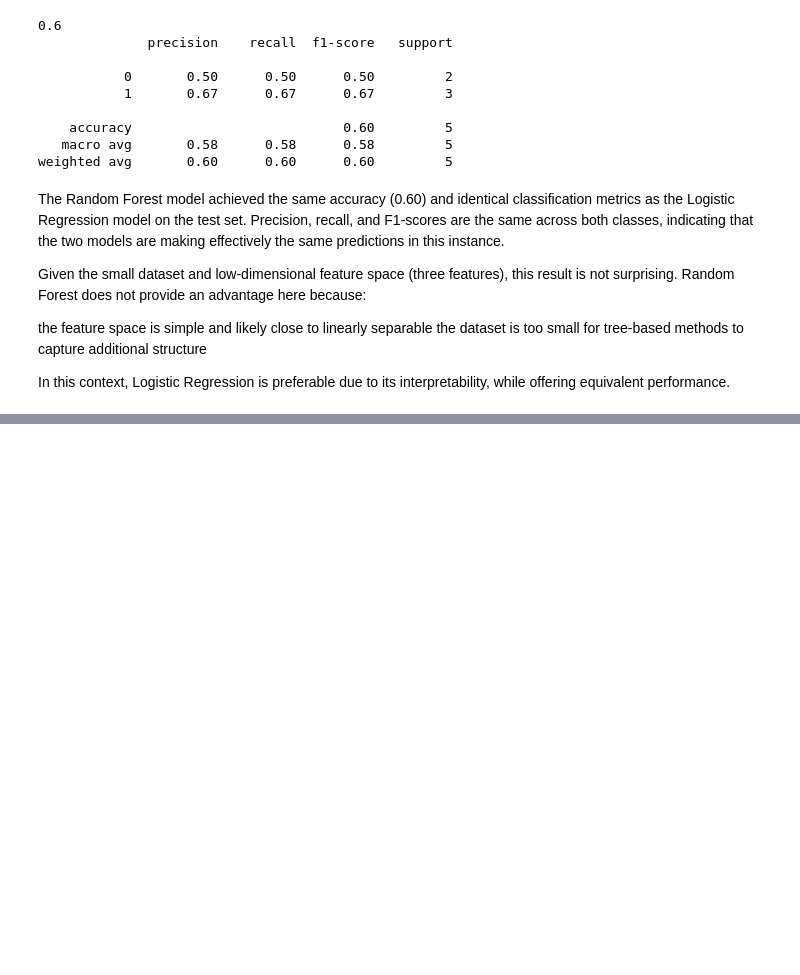
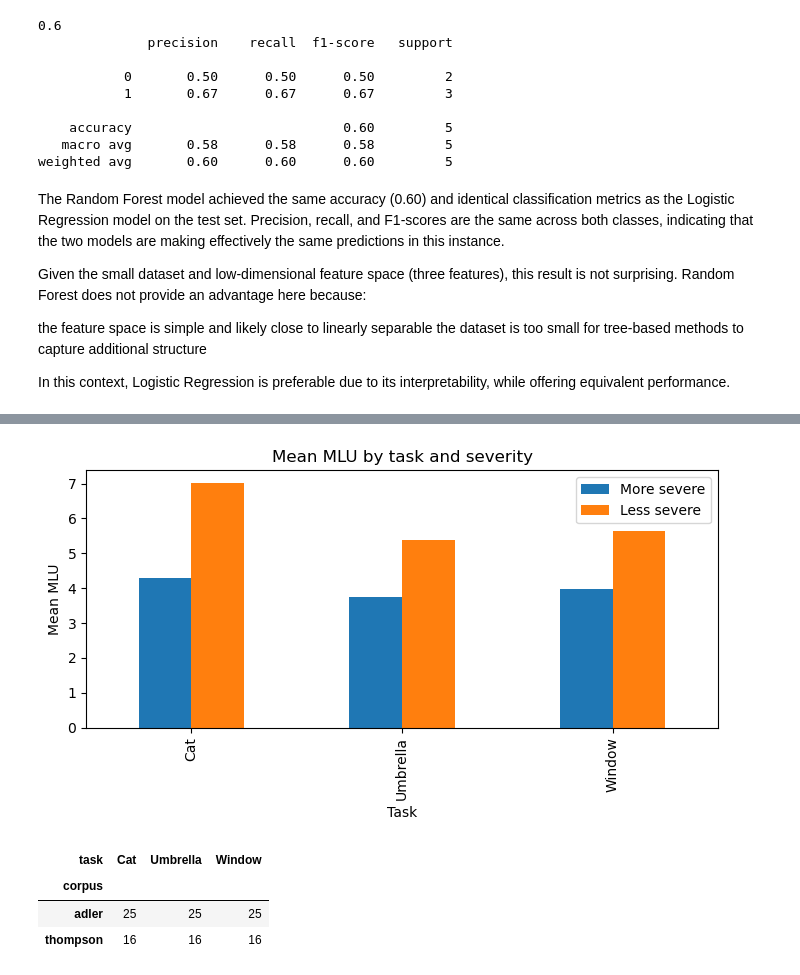
Before and after one commit to aekeser/NLP_Project_Aphasia, a Jupyter notebook: notebooks/01_load_data.ipynb, the cells around one changed output, grey strips where cells are left out. Saved outputs shown, nothing was run; the diff lists cells and outputs as text; code cells hidden in the pictures; blank space fills up the shorter version.

```diff
--- a/notebooks/01_load_data.ipynb
+++ b/notebooks/01_load_data.ipynb
@@ -554,0 +1245,20 @@ In this context, Logistic Regression is preferable due to its interpretability,
+# %%
+mlu_summary = df.groupby(["task", "severity"])["mlu"].mean().unstack()
+
+mlu_summary.plot(kind="bar", figsize=(7, 4))
+
+plt.title("Mean MLU by task and severity")
+plt.xlabel("Task")
+plt.ylabel("Mean MLU")
+plt.legend(["More severe", "Less severe"])
+plt.tight_layout()
+plt.show()
+# %% [output]
+[figure, added]
+# %%
+dataset_table
+# %% [output]
+| task | Cat | Umbrella | Window |
+| corpus |  |  |  |
+| adler | 25 | 25 | 25 |
+| thompson | 16 | 16 | 16 |
```
Also changed, not shown: parts of 97 cells of this notebook, 1 other file.
